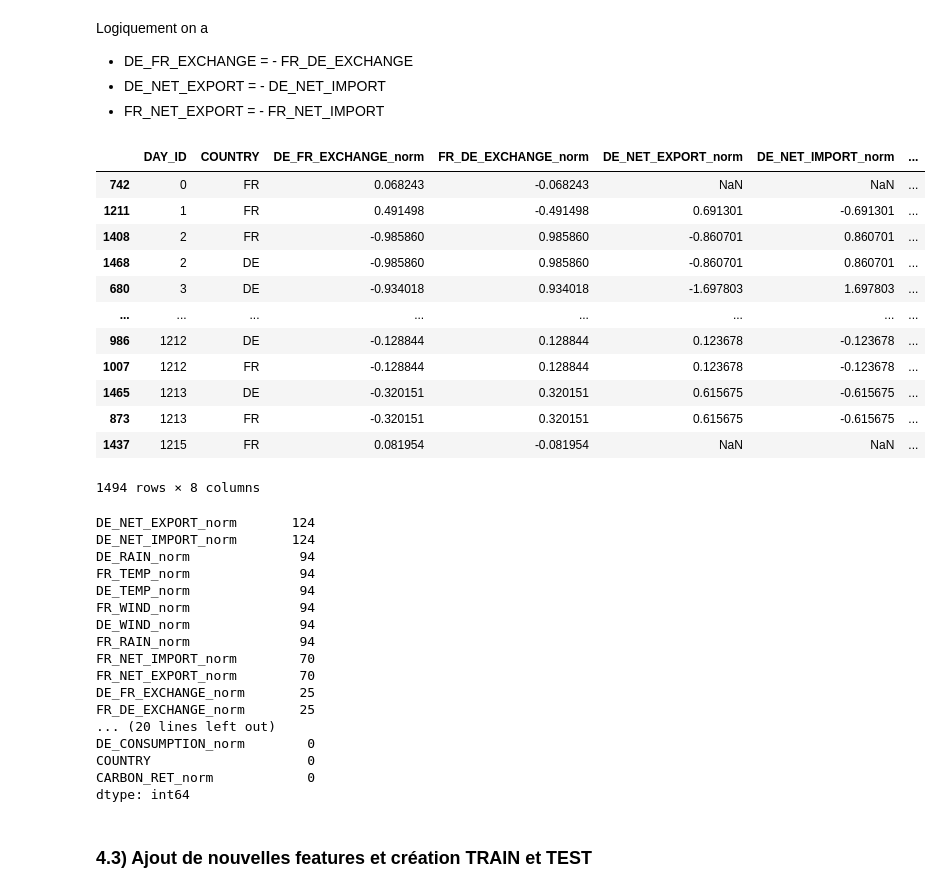
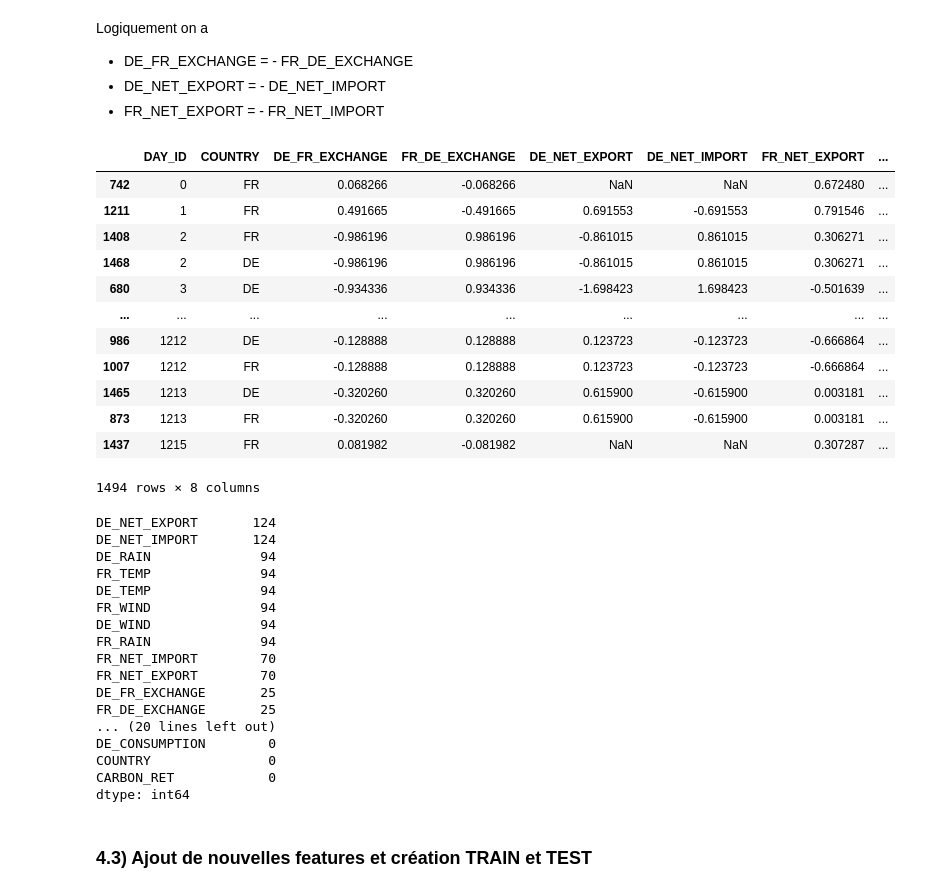
Before and after one commit to yvesmarix/PROJET-QRT-ELEC, a Jupyter notebook: main_bis.ipynb, the cells around one changed output. Saved outputs shown, nothing was run; the diff lists cells and outputs as text; code cells hidden in the pictures.

Commit message:
normalisation avec standard scaler

```diff
--- a/main_bis.ipynb
+++ b/main_bis.ipynb
@@ -170,3 +138,15 @@ x_train_norm, x_test_norm = normalize_df(x_train), normalize_df(x_test)
+# %%
+from sklearn.preprocessing import StandardScaler
+
+index_cols = ["ID", "DAY_ID", "COUNTRY"]
+feature_cols = [c for c in x_train.columns if c not in index_cols]
+
+scaler = StandardScaler()
+x_train_norm = x_train.copy()
+x_test_norm = x_test.copy()
+
+x_train_norm[feature_cols] = scaler.fit_transform(x_train[feature_cols])
+x_test_norm[feature_cols]  = scaler.transform(x_test[feature_cols])
 # %% [markdown]
 ### 4.2) Traitement des valeurs manquantes (Imputation)
 # %% [markdown]
@@ -370,48 +349,48 @@ Logiquement on a
 - FR_NET_EXPORT = - FR_NET_IMPORT
 # %%
 flow_pairs = [
-    ("DE_FR_EXCHANGE_norm", "FR_DE_EXCHANGE_norm"),
-    ("DE_NET_EXPORT_norm", "DE_NET_IMPORT_norm"),
-    ("FR_NET_EXPORT_norm", "FR_NET_IMPORT_norm"),
+    ("DE_FR_EXCHANGE", "FR_DE_EXCHANGE"),
+    ("DE_NET_EXPORT", "DE_NET_IMPORT"),
+    ("FR_NET_EXPORT", "FR_NET_IMPORT"),
     ]
 
 
 x_train_norm = x_train_norm.sort_values("DAY_ID")
 
 flux_cols = [c for pair in flow_pairs for c in pair]
 
 display(x_train_norm[["DAY_ID", "COUNTRY"] + flux_cols])
 display(x_train_norm.isna().sum().sort_values(ascending=False))
 # %% [output]
-|  | DAY_ID | COUNTRY | DE_FR_EXCHANGE_norm | FR_DE_EXCHANGE_norm | DE_NET_EXPORT_norm | DE_NET_IMPORT_norm | ... |
-| 742 | 0 | FR | 0.068243 | -0.068243 | NaN | NaN | ... |
-| 1211 | 1 | FR | 0.491498 | -0.491498 | 0.691301 | -0.691301 | ... |
-| 1408 | 2 | FR | -0.985860 | 0.985860 | -0.860701 | 0.860701 | ... |
-| 1468 | 2 | DE | -0.985860 | 0.985860 | -0.860701 | 0.860701 | ... |
-| 680 | 3 | DE | -0.934018 | 0.934018 | -1.697803 | 1.697803 | ... |
-| ... | ... | ... | ... | ... | ... | ... | ... |
-| 986 | 1212 | DE | -0.128844 | 0.128844 | 0.123678 | -0.123678 | ... |
-| 1007 | 1212 | FR | -0.128844 | 0.128844 | 0.123678 | -0.123678 | ... |
-| 1465 | 1213 | DE | -0.320151 | 0.320151 | 0.615675 | -0.615675 | ... |
-| 873 | 1213 | FR | -0.320151 | 0.320151 | 0.615675 | -0.615675 | ... |
-| 1437 | 1215 | FR | 0.081954 | -0.081954 | NaN | NaN | ... |
+|  | DAY_ID | COUNTRY | DE_FR_EXCHANGE | FR_DE_EXCHANGE | DE_NET_EXPORT | DE_NET_IMPORT | FR_NET_EXPORT | ... |
+| 742 | 0 | FR | 0.068266 | -0.068266 | NaN | NaN | 0.672480 | ... |
+| 1211 | 1 | FR | 0.491665 | -0.491665 | 0.691553 | -0.691553 | 0.791546 | ... |
+| 1408 | 2 | FR | -0.986196 | 0.986196 | -0.861015 | 0.861015 | 0.306271 | ... |
+| 1468 | 2 | DE | -0.986196 | 0.986196 | -0.861015 | 0.861015 | 0.306271 | ... |
+| 680 | 3 | DE | -0.934336 | 0.934336 | -1.698423 | 1.698423 | -0.501639 | ... |
+| ... | ... | ... | ... | ... | ... | ... | ... | ... |
+| 986 | 1212 | DE | -0.128888 | 0.128888 | 0.123723 | -0.123723 | -0.666864 | ... |
+| 1007 | 1212 | FR | -0.128888 | 0.128888 | 0.123723 | -0.123723 | -0.666864 | ... |
+| 1465 | 1213 | DE | -0.320260 | 0.320260 | 0.615900 | -0.615900 | 0.003181 | ... |
+| 873 | 1213 | FR | -0.320260 | 0.320260 | 0.615900 | -0.615900 | 0.003181 | ... |
+| 1437 | 1215 | FR | 0.081982 | -0.081982 | NaN | NaN | 0.307287 | ... |
 1494 rows × 8 columns
-DE_NET_EXPORT_norm       124
-DE_NET_IMPORT_norm       124
-DE_RAIN_norm              94
-FR_TEMP_norm              94
-DE_TEMP_norm              94
-FR_WIND_norm              94
-DE_WIND_norm              94
-FR_RAIN_norm              94
-FR_NET_IMPORT_norm        70
-FR_NET_EXPORT_norm        70
-DE_FR_EXCHANGE_norm       25
-FR_DE_EXCHANGE_norm       25
+DE_NET_EXPORT       124
+DE_NET_IMPORT       124
+DE_RAIN              94
+FR_TEMP              94
+DE_TEMP              94
+FR_WIND              94
+DE_WIND              94
+FR_RAIN              94
+FR_NET_IMPORT        70
+FR_NET_EXPORT        70
+DE_FR_EXCHANGE       25
+FR_DE_EXCHANGE       25
 ... (20 lines left out)
-DE_CONSUMPTION_norm        0
-COUNTRY                    0
-CARBON_RET_norm            0
+DE_CONSUMPTION        0
+COUNTRY               0
+CARBON_RET            0
 dtype: int64
 # %%
 # interpolation linéaire
```
Also changed, not shown: parts of 9 cells of this notebook.
